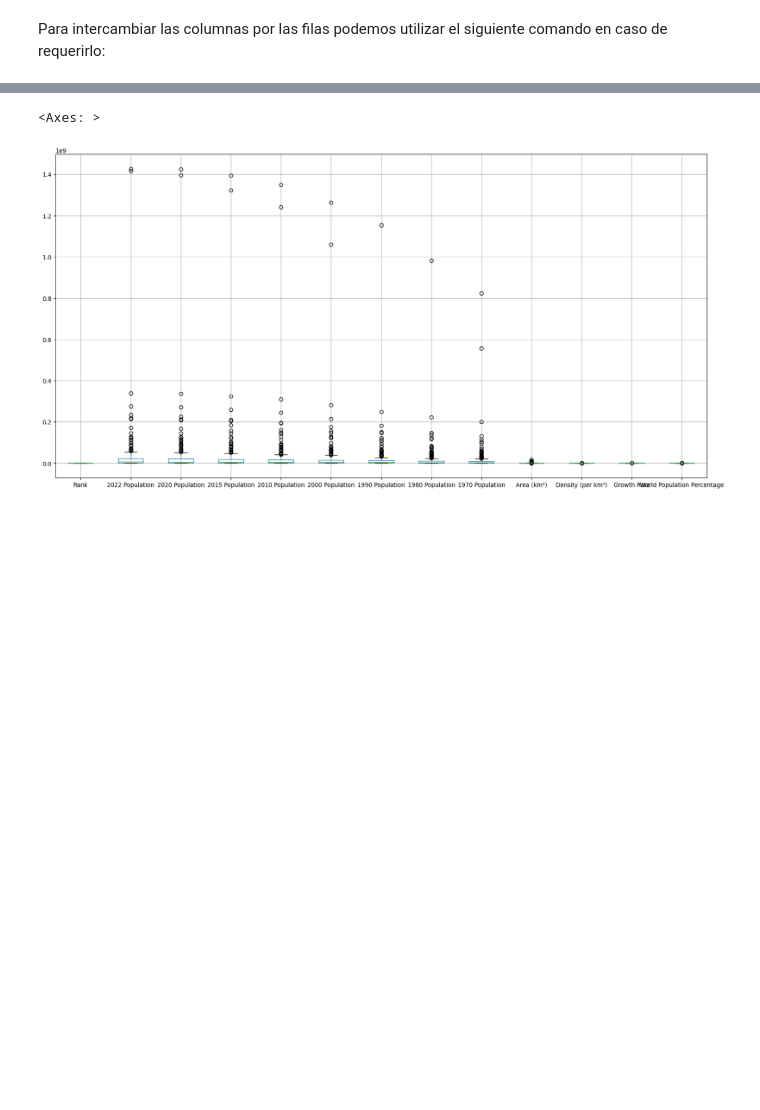
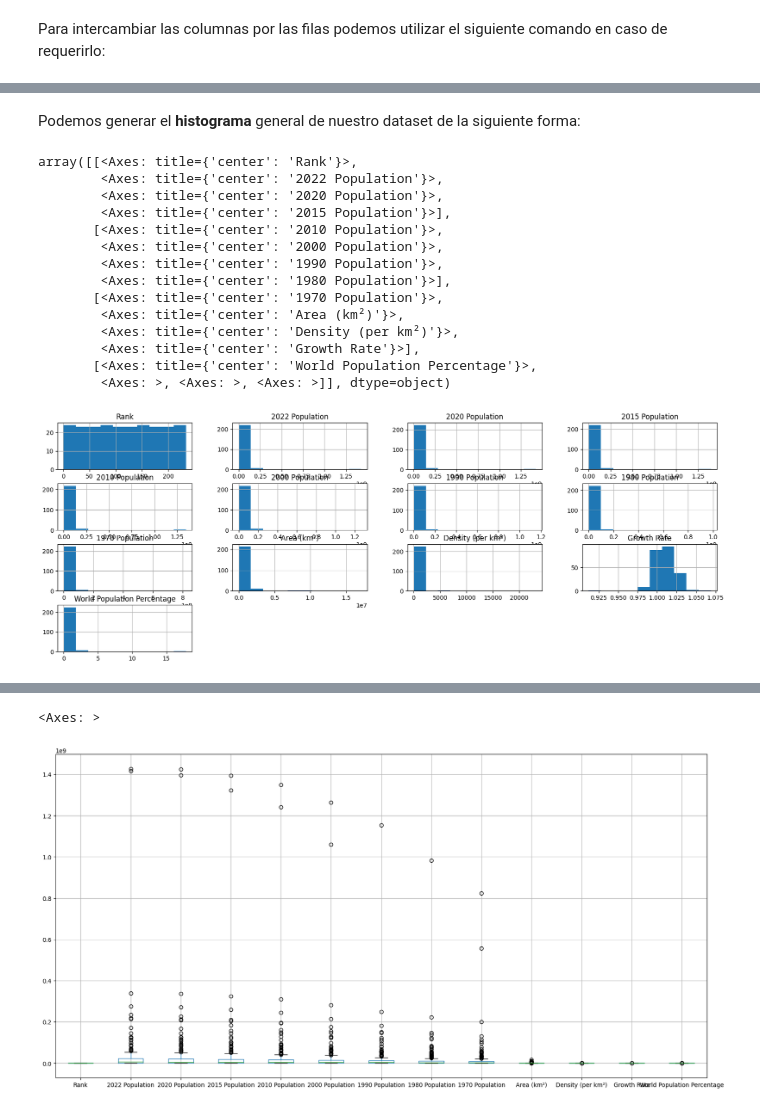
Before and after one commit to andreavazquezt/ProyectoIntegrador, a Jupyter notebook: ExploratoryDataAnalysis.ipynb, the cells around one changed output, grey strips where cells are left out. Cells and saved outputs as stored; diff of their text form; code cells hidden in the pictures; blank space fills up the shorter version.

```diff
--- a/ExploratoryDataAnalysis.ipynb
+++ b/ExploratoryDataAnalysis.ipynb
@@ -290,0 +328,20 @@ df.plot()
+# %% [markdown]
+Podemos generar el **histograma** general de nuestro dataset de la siguiente forma:
+# %%
+df.hist()
+# %% [output]
+array([[<Axes: title={'center': 'Rank'}>,
+        <Axes: title={'center': '2022 Population'}>,
+        <Axes: title={'center': '2020 Population'}>,
+        <Axes: title={'center': '2015 Population'}>],
+       [<Axes: title={'center': '2010 Population'}>,
+        <Axes: title={'center': '2000 Population'}>,
+        <Axes: title={'center': '1990 Population'}>,
+        <Axes: title={'center': '1980 Population'}>],
+       [<Axes: title={'center': '1970 Population'}>,
+        <Axes: title={'center': 'Area (km²)'}>,
+        <Axes: title={'center': 'Density (per km²)'}>,
+        <Axes: title={'center': 'Growth Rate'}>],
+       [<Axes: title={'center': 'World Population Percentage'}>,
+        <Axes: >, <Axes: >, <Axes: >]], dtype=object)
+[figure, added]
```
Also changed, not shown: parts of 39 cells of this notebook.
